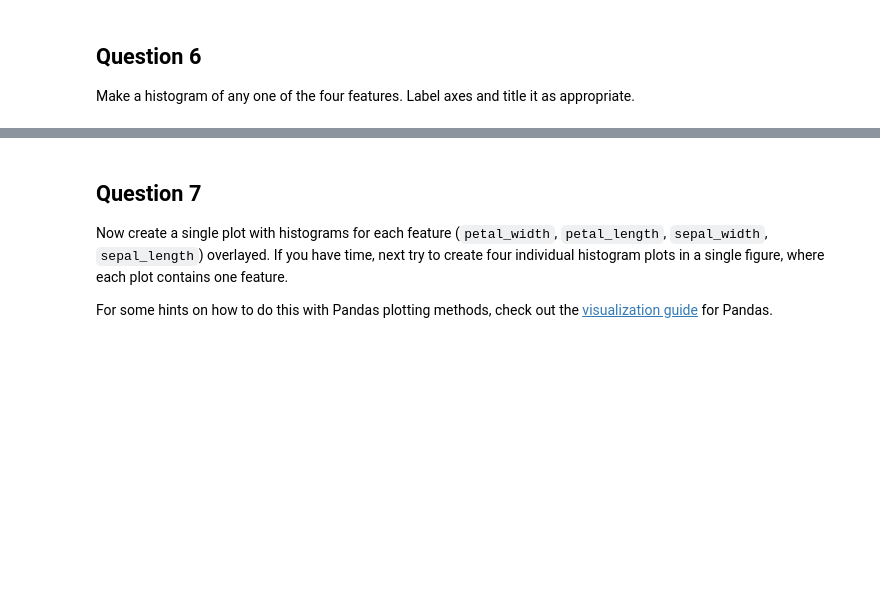
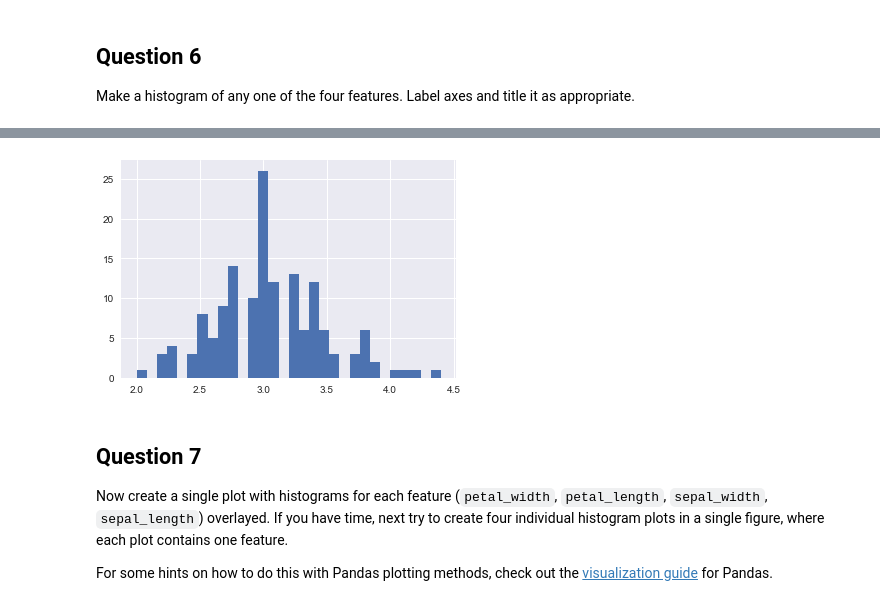
Before and after one commit to iamcuigang/ipy_sci, a Jupyter notebook: IntelAIAcademy/ML101/Week1_Introduction_to_Machine_Learning_and_Toolkit_HW.ipynb, the cells around one changed output, grey strips where cells are left out. Drawn from its saved outputs; the diff is of its cells as text; code cells hidden in the pictures; blank space fills up the shorter version.

```diff
--- a/IntelAIAcademy/ML101/Week1_Introduction_to_Machine_Learning_and_Toolkit_HW.ipynb
+++ b/IntelAIAcademy/ML101/Week1_Introduction_to_Machine_Learning_and_Toolkit_HW.ipynb
@@ -173,3 +198,7 @@ Make a histogram of any one of the four features. Label axes and title it as app
+# %%
+plt.hist(data.sepal_width, 30);
+# %% [output]
+[figure, added]
 # %% [markdown]
 ## Question 7
 
```
Also changed, not shown: parts of 12 cells of this notebook, 1 other file.
